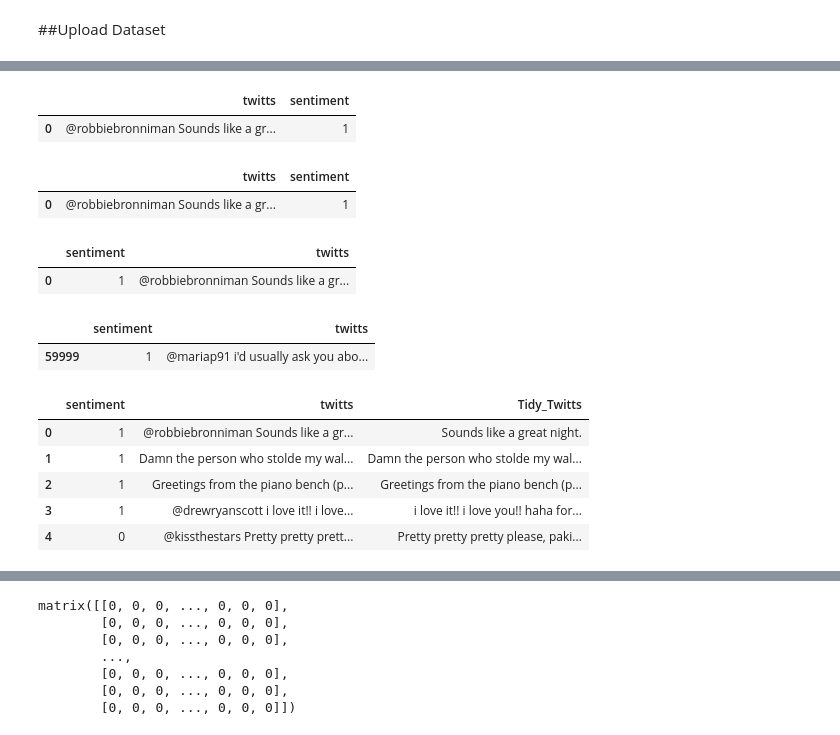
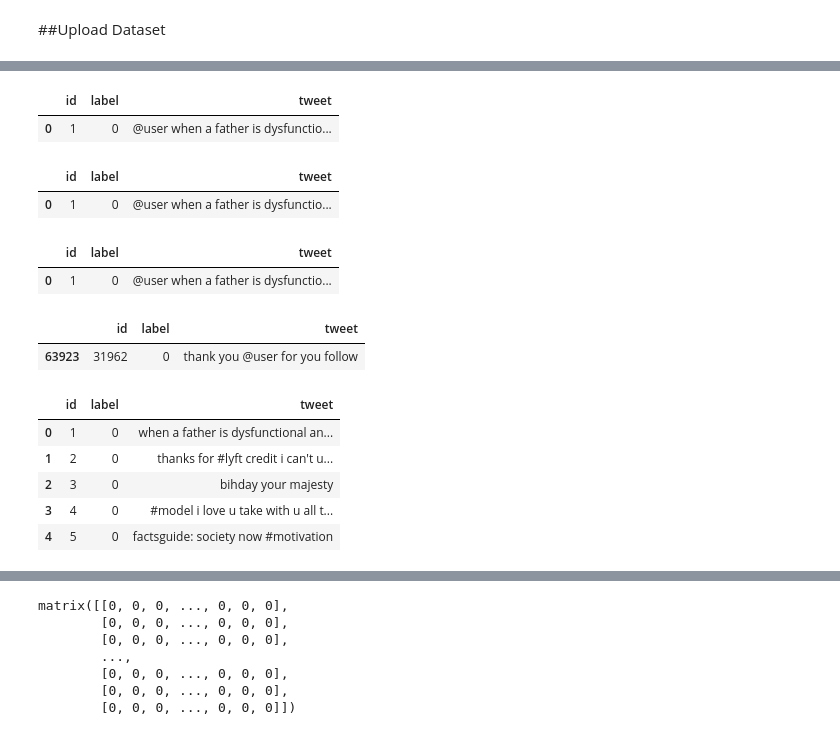
Before and after one commit to Rushabh309/Sentimental-analysis-of-twitter-Data, a Jupyter notebook: Sentimental_analysis_using_sklearn.ipynb, the cells around one changed output, grey strips where cells are left out. Drawn from its saved outputs; the diff is of its cells as text; code cells hidden in the pictures.

```diff
--- a/Sentimental_analysis_using_sklearn.ipynb
+++ b/Sentimental_analysis_using_sklearn.ipynb
@@ -25,31 +25,31 @@ Saving twitt30k.csv to twitt30k.csv
 # %%
-df = pd.read_csv(io.StringIO(uploaded['twitt30k.csv'].decode('utf-8')))
+df = pd.read_csv(io.StringIO(uploaded['twitter.csv'].decode('utf-8')))
 df_original = df.copy()
 # %%
 df.head(1)
 # %% [output]
-|  | twitts | sentiment |
-| 0 | @robbiebronniman Sounds like a gr... | 1 |
+|  | id | label | tweet |
+| 0 | 1 | 0 | @user when a father is dysfunctio... |
 # %%
-test = pd.read_csv('twitt30k.csv')
+test = pd.read_csv('twitter.csv')
 test_original=test.copy()
 # %%
 test_original.head(1)
 # %% [output]
-|  | twitts | sentiment |
-| 0 | @robbiebronniman Sounds like a gr... | 1 |
+|  | id | label | tweet |
+| 0 | 1 | 0 | @user when a father is dysfunctio... |
 # %%
 combine = df.append(test,ignore_index=True,sort=True)
 # %%
 combine.head(1)
 # %% [output]
-|  | sentiment | twitts |
-| 0 | 1 | @robbiebronniman Sounds like a gr... |
+|  | id | label | tweet |
+| 0 | 1 | 0 | @user when a father is dysfunctio... |
 # %%
 combine.tail(1)
 # %% [output]
-|  | sentiment | twitts |
-| 59999 | 1 | @mariap91 i'd usually ask you abo... |
+|  | id | label | tweet |
+| 63923 | 31962 | 0 | thank you @user for you follow |
 # %%
 def remove_pattern(text,pattern):
 
@@ -60,13 +60,13 @@ def remove_pattern(text,pattern):
 
     return text
 # %%
-combine['Tidy_Twitts'] = np.vectorize(remove_pattern)(combine['twitts'], "@[\w]*")
+combine['tweet'] = np.vectorize(remove_pattern)(combine['tweet'], "@[\w]*")
 combine.head()
 # %% [output]
-|  | sentiment | twitts | Tidy_Twitts |
-| 0 | 1 | @robbiebronniman Sounds like a gr... | Sounds like a great night. |
-| 1 | 1 | Damn the person who stolde my wal... | Damn the person who stolde my wal... |
-| 2 | 1 | Greetings from the piano bench (p... | Greetings from the piano bench (p... |
-| 3 | 1 | @drewryanscott i love it!! i love... | i love it!! i love you!! haha for... |
-| 4 | 0 | @kissthestars Pretty pretty prett... | Pretty pretty pretty please, paki... |
+|  | id | label | tweet |
+| 0 | 1 | 0 | when a father is dysfunctional an... |
+| 1 | 2 | 0 | thanks for #lyft credit i can't u... |
+| 2 | 3 | 0 | bihday your majesty |
+| 3 | 4 | 0 | #model i love u take with u all t... |
+| 4 | 5 | 0 | factsguide: society now #motivation |
 # %%
```
Also changed, not shown: parts of 29 cells of this notebook.
